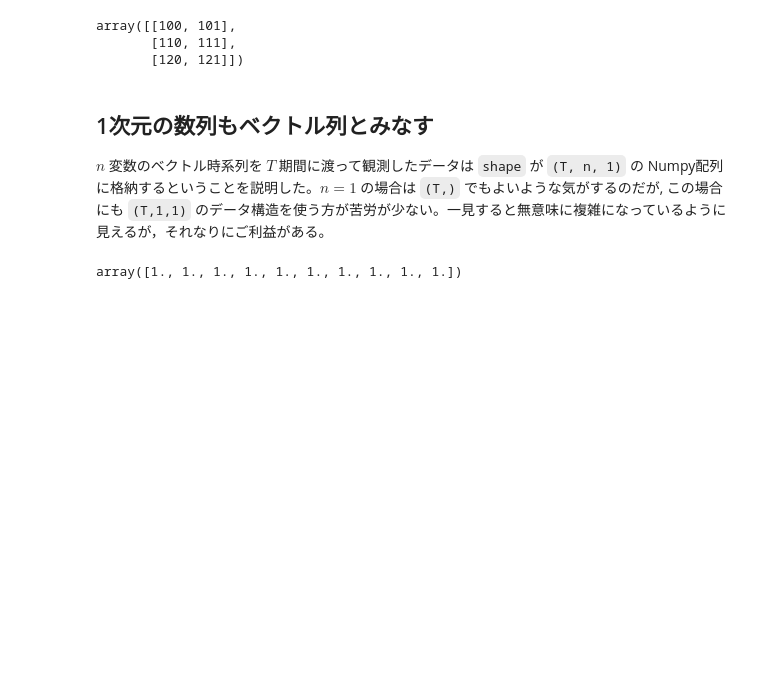
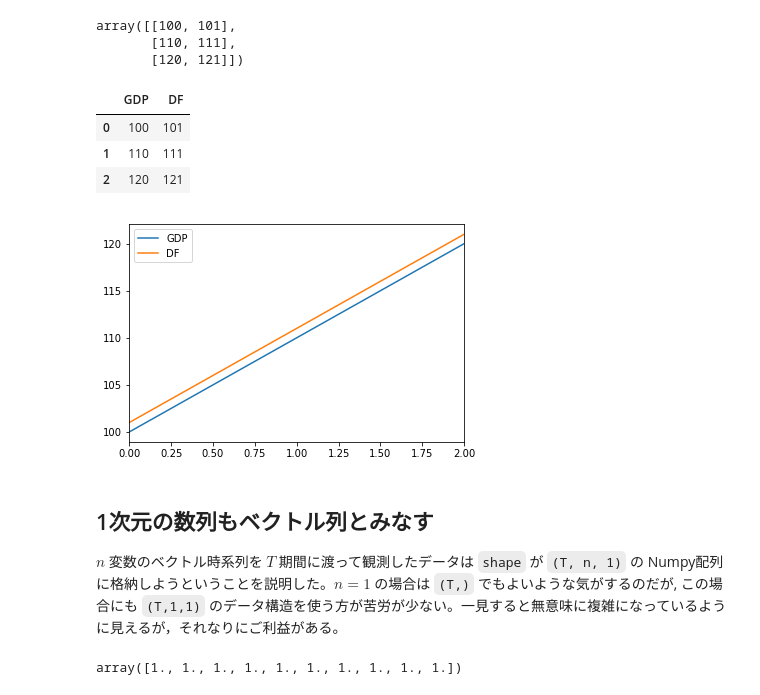
Before and after one commit to kenjisato/macro-python, a Jupyter notebook: Arrays.ipynb, the cells around one changed output. Saved outputs shown, nothing was run; the diff lists cells and outputs as text; code cells hidden in the pictures; blank space fills up the shorter version.

```diff
--- a/Arrays.ipynb
+++ b/Arrays.ipynb
@@ -292,10 +294,27 @@ Y.squeeze(axis = 2)
 array([[100, 101],
        [110, 111],
        [120, 121]])
+# %%
+import pandas as pd
+
+df = pd.DataFrame(Y.squeeze(axis = 2), columns=['GDP', 'DF'])
+df
+# %% [output]
+|  | GDP | DF |
+| 0 | 100 | 101 |
+| 1 | 110 | 111 |
+| 2 | 120 | 121 |
+# %%
+import matplotlib.pyplot as plt
+
+df.plot.line()
+plt.show()
+# %% [output]
+[figure, added]
 # %% [markdown]
 ## 1次元の数列もベクトル列とみなす
 
-$n$ 変数のベクトル時系列を $T$ 期間に渡って観測したデータは `shape` が `(T, n, 1)` の Numpy配列に格納するということを説明した。$n=1$ の場合は `(T,)` でもよいような気がするのだが, この場合にも `(T,1,1)` のデータ構造を使う方が苦労が少ない。一見すると無意味に複雑になっているように見えるが，それなりにご利益がある。
+$n$ 変数のベクトル時系列を $T$ 期間に渡って観測したデータは `shape` が `(T, n, 1)` の Numpy配列に格納しようということを説明した。$n=1$ の場合は `(T,)` でもよいような気がするのだが, この場合にも `(T,1,1)` のデータ構造を使う方が苦労が少ない。一見すると無意味に複雑になっているように見えるが，それなりにご利益がある。
 # %%
 u_1d = np.ones(10)
 # %%
```
Also changed, not shown: parts of 20 cells of this notebook, 4 other files.
